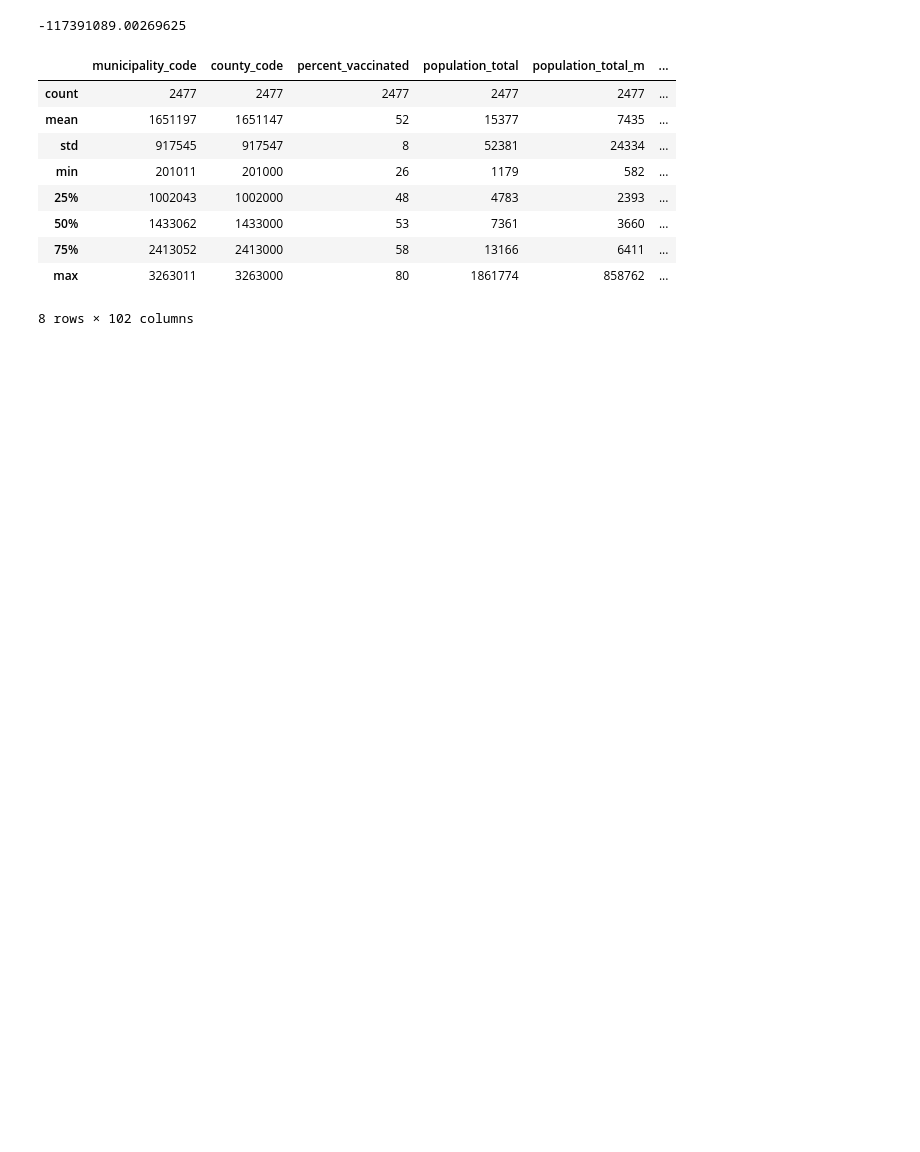
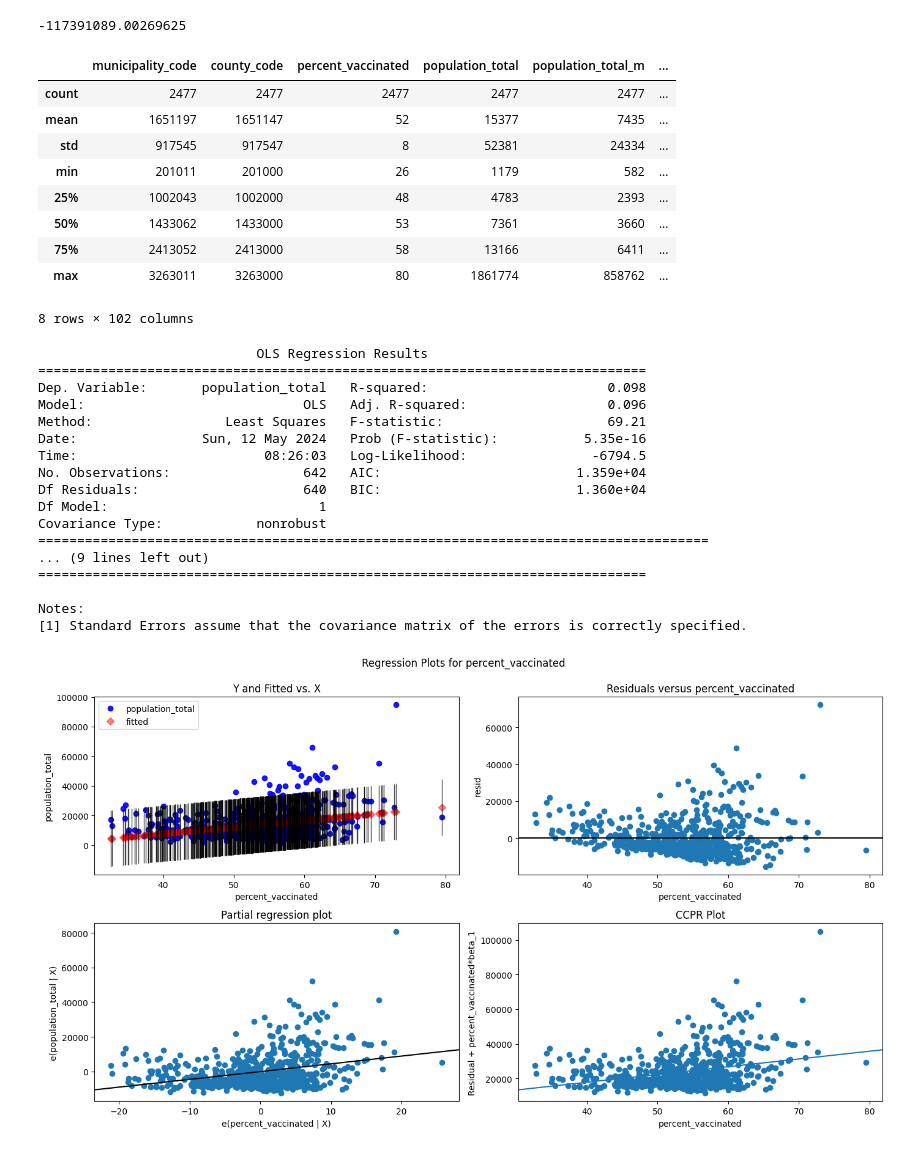
Before and after one commit to bahadurvikram/EC2024, a Jupyter notebook: code/vikram.ipynb, the cells around one changed output. Cells and saved outputs as stored; diff of their text form; code cells hidden in the pictures; blank space fills up the shorter version.

```diff
--- a/code/vikram.ipynb
+++ b/code/vikram.ipynb
@@ -133,3 +177,43 @@ df.describe()
 | 75% | 2413052 | 2413000 | 58 | 13166 | 6411 | ... |
 | max | 3263011 | 3263000 | 80 | 1861774 | 858762 | ... |
 8 rows × 102 columns
+# %%
+# import packages and libraries
+import statsmodels.api as sm
+from statsmodels.formula.api import ols
+
+# reading the csv file
+# mp_mix['population_total'].values.reshape(-1,1)), mp_mix['percent_vaccinated'
+# fit simple linear regression model
+linear_model = ols('population_total ~ percent_vaccinated',
+				data=mp_mix[['percent_vaccinated','population_total']]).fit()
+
+# display model summary
+print(linear_model.summary())
+
+# modify figure size
+fig = plt.figure(figsize=(14, 8))
+
+# creating regression plots
+fig = sm.graphics.plot_regress_exog(linear_model,
+									'percent_vaccinated',
+									fig=fig)
+# %% [output]
+                            OLS Regression Results
+==============================================================================
+Dep. Variable:       population_total   R-squared:                       0.098
+Model:                            OLS   Adj. R-squared:                  0.096
+Method:                 Least Squares   F-statistic:                     69.21
+Date:                Sun, 12 May 2024   Prob (F-statistic):           5.35e-16
+Time:                        08:26:03   Log-Likelihood:                -6794.5
+No. Observations:                 642   AIC:                         1.359e+04
+Df Residuals:                     640   BIC:                         1.360e+04
+Df Model:                           1
+Covariance Type:            nonrobust
+======================================================================================
+... (9 lines left out)
+==============================================================================
+
+Notes:
+[1] Standard Errors assume that the covariance matrix of the errors is correctly specified.
+[figure, added]
```
Also changed, not shown: parts of 5 cells of this notebook, 1 other file.
